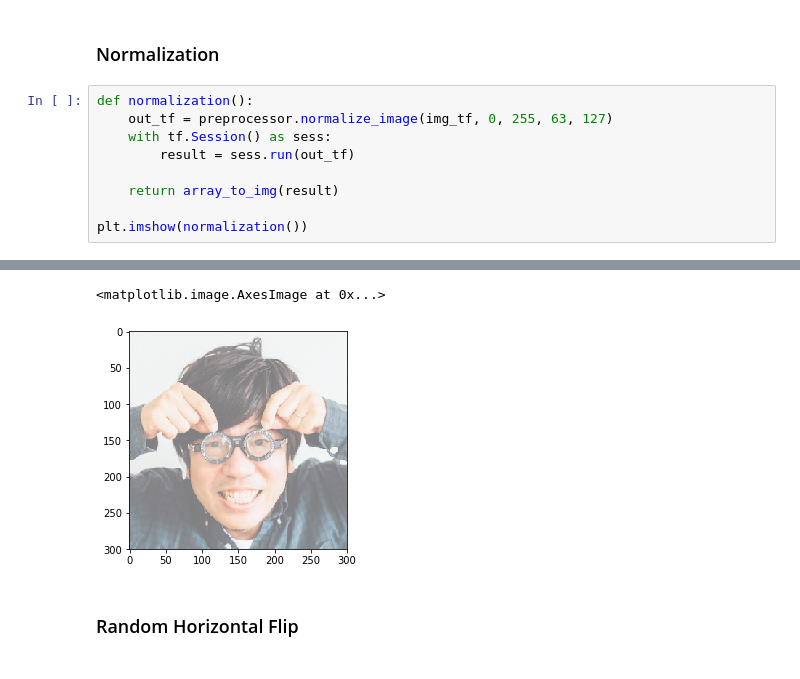
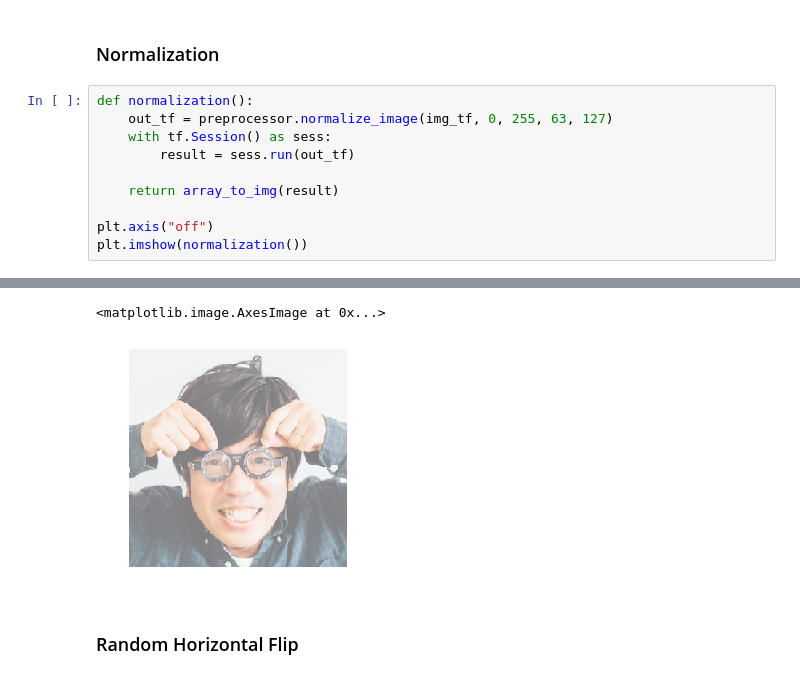
Before and after one commit to karaage0703/object_detection_tools, a Jupyter notebook: scripts/data_augmentation.ipynb, the cells around one changed output, grey strips where cells are left out. Saved outputs shown, nothing was run; the diff lists cells and outputs as text.

Commit message:
Modify for visualization

```diff
--- a/scripts/data_augmentation.ipynb
+++ b/scripts/data_augmentation.ipynb
@@ -78,6 +78,7 @@ def normalization():
 
     return array_to_img(result)
 
+plt.axis("off")
 plt.imshow(normalization())
 # %% [output]
 WARNING: Logging before flag parsing goes to stderr.
@@ -85,7 +86,7 @@ W0704 02:09:40.659922 140735702057856 deprecation.py:323] From ../object_detecti
 Instructions for updating:
 Use `tf.cast` instead.
 <matplotlib.image.AxesImage at 0x...>
-[figure, old version]
+[figure, new version]
 # %% [markdown]
 ### Random Horizontal Flip
 # %%
```
Also changed, not shown: parts of 3 cells of this notebook.
